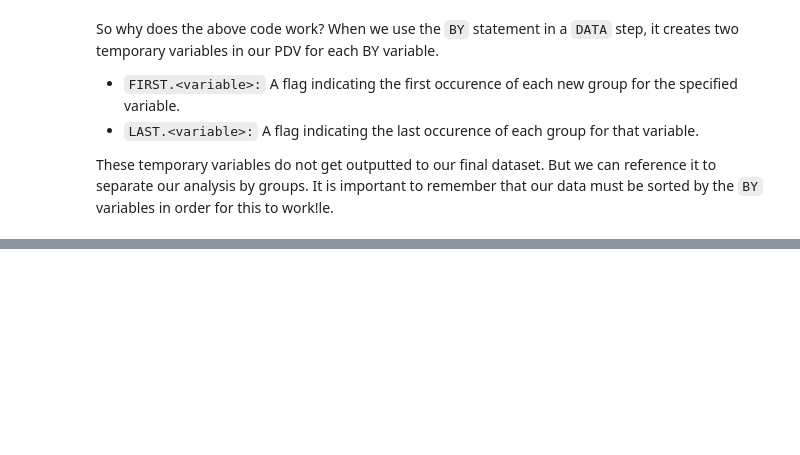
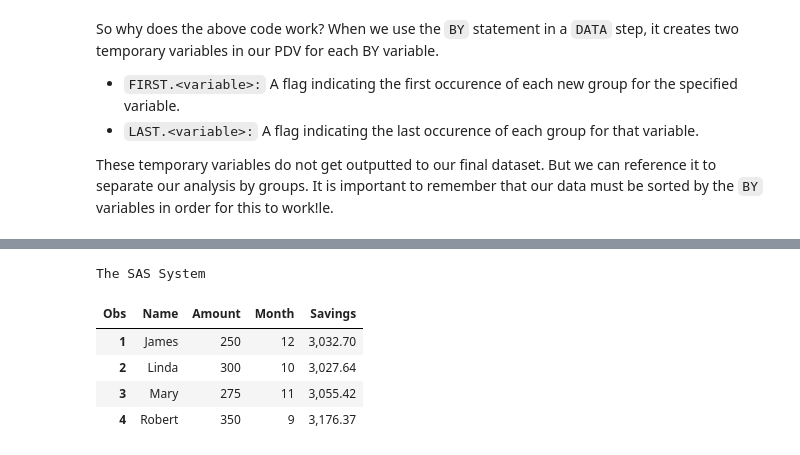
Before and after one commit to reginamaee/sas_book, a Jupyter notebook: data_mani.ipynb, the cells around one changed output, grey strips where cells are left out. Cells and saved outputs as stored; diff of their text form; code cells hidden in the pictures; blank space fills up the shorter version.

```diff
--- a/data_mani.ipynb
+++ b/data_mani.ipynb
@@ -357,0 +482,22 @@ These temporary variables do not get outputted to our final dataset. But we can
+# %%
+data SAVINGS3K;
+    set SAVINGS;
+    Month = 0;
+    Savings = 0;
+    do until (Savings > 3000);
+        Month + 1;
+        Savings + Amount;
+        Savings + (Savings * 0.02/12);
+    end;
+    format Savings comma12.2;
+run;
+
+proc print data=SAVINGS3k;
+run;
+# %% [output]
+The SAS System
+| Obs | Name | Amount | Month | Savings |
+| 1 | James | 250 | 12 | 3,032.70 |
+| 2 | Linda | 300 | 10 | 3,027.64 |
+| 3 | Mary | 275 | 11 | 3,055.42 |
+| 4 | Robert | 350 | 9 | 3,176.37 |
```
Also changed, not shown: parts of 6 cells of this notebook.
